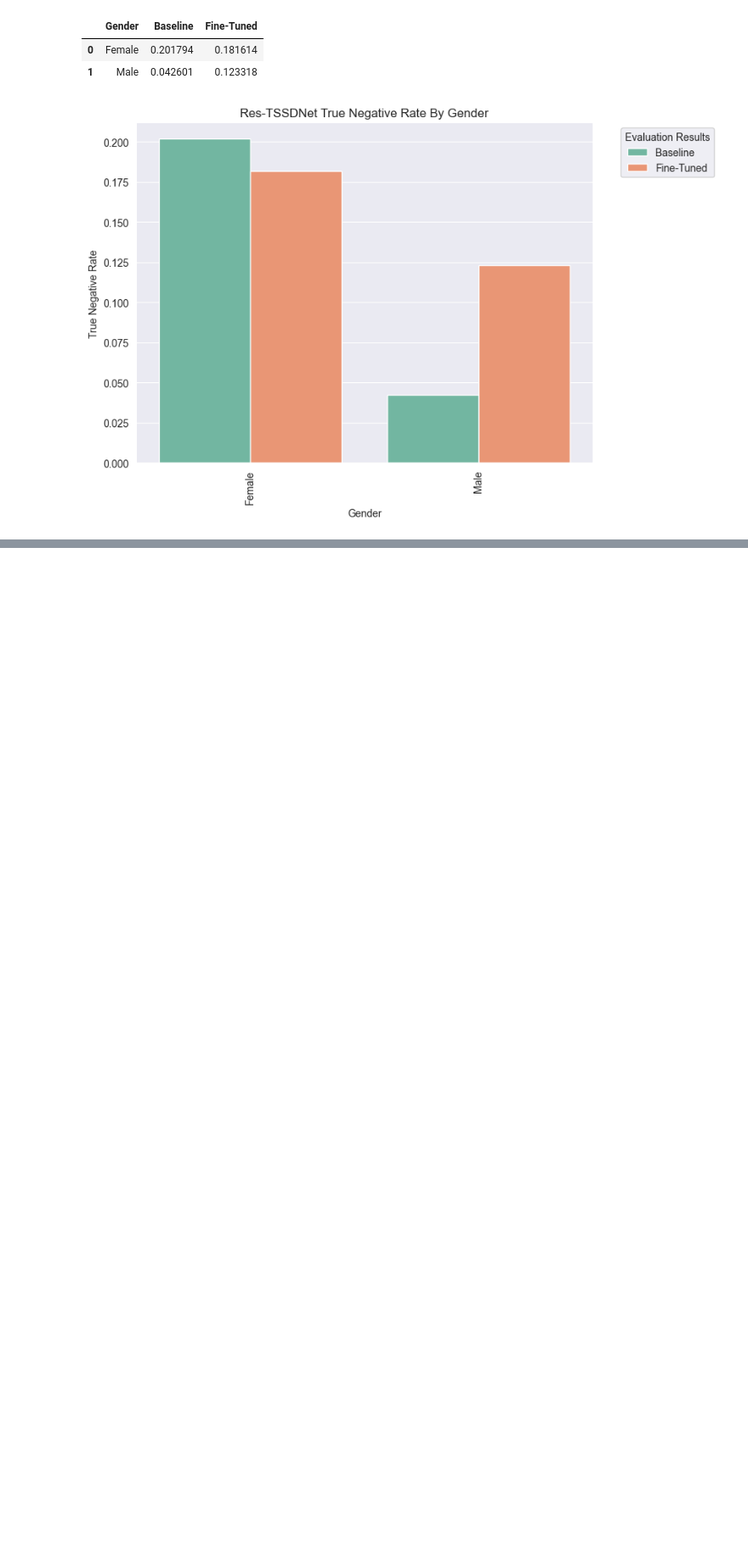
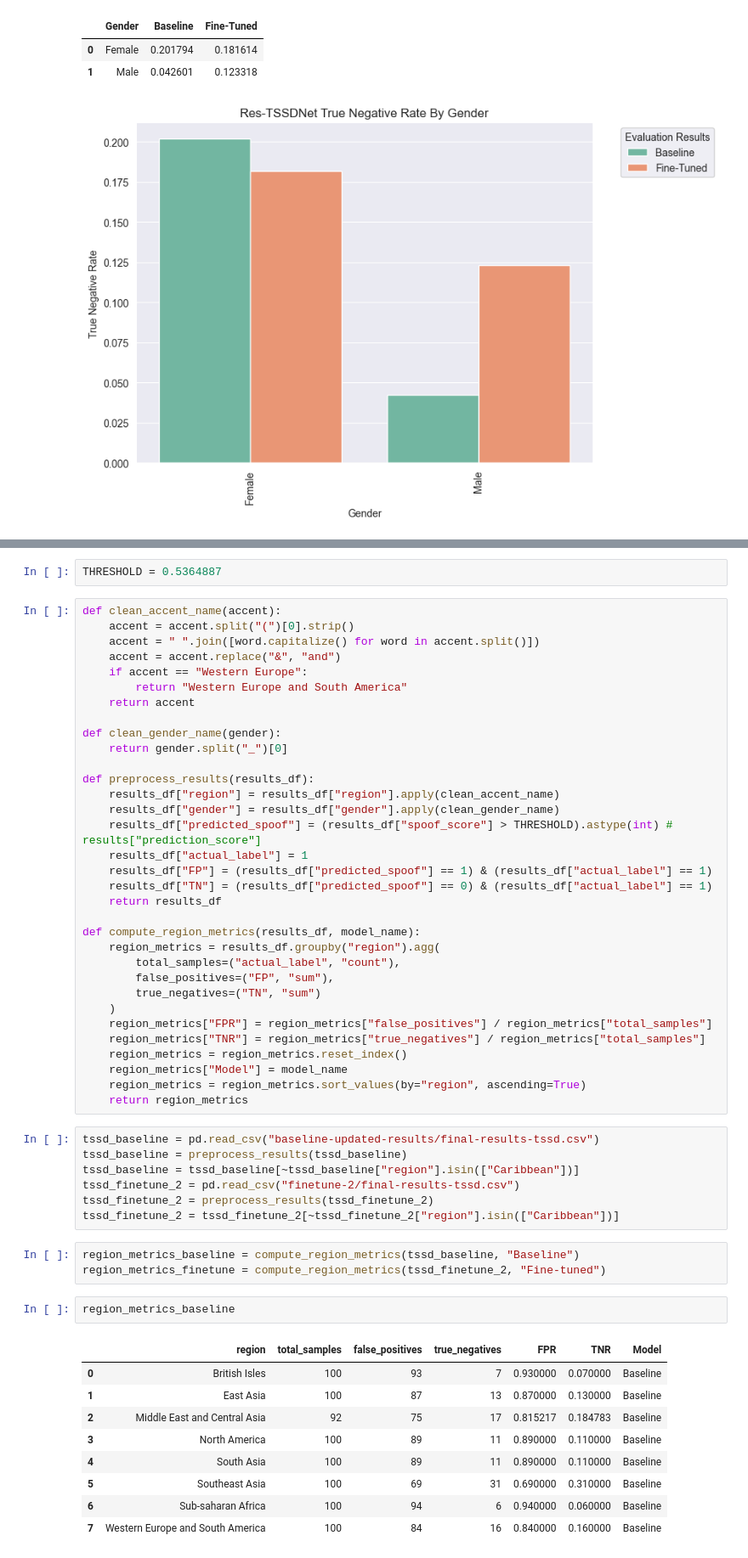
Before and after one commit to madfields17/Capstone_2025, a Jupyter notebook: tssdnet/visualize_model_results.ipynb, the cells around one changed output, grey strips where cells are left out. Shown at 85% size. Saved outputs shown, nothing was run; the diff lists cells and outputs as text; blank space fills up the shorter version.

```diff
--- a/tssdnet/finetune-1/visualize_model_results.ipynb
+++ b/tssdnet/visualize_model_results.ipynb
@@ -140,0 +172,57 @@ visualize_rates(data=gender_tnr_data,
+# %%
+THRESHOLD = 0.5364887
+# %%
+def clean_accent_name(accent):
+    accent = accent.split("(")[0].strip()
+    accent = " ".join([word.capitalize() for word in accent.split()])
+    accent = accent.replace("&", "and")
+    if accent == "Western Europe":
+        return "Western Europe and South America"
+    return accent
+
+def clean_gender_name(gender):
+    return gender.split("_")[0]
+
+def preprocess_results(results_df):
+    results_df["region"] = results_df["region"].apply(clean_accent_name)
+    results_df["gender"] = results_df["gender"].apply(clean_gender_name)
+    results_df["predicted_spoof"] = (results_df["spoof_score"] > THRESHOLD).astype(int) # results["prediction_score"]
+    results_df["actual_label"] = 1
+    results_df["FP"] = (results_df["predicted_spoof"] == 1) & (results_df["actual_label"] == 1)
+    results_df["TN"] = (results_df["predicted_spoof"] == 0) & (results_df["actual_label"] == 1)
+    return results_df
+
+def compute_region_metrics(results_df, model_name):
+    region_metrics = results_df.groupby("region").agg(
+        total_samples=("actual_label", "count"),
+        false_positives=("FP", "sum"),
+        true_negatives=("TN", "sum")
+    )
+    region_metrics["FPR"] = region_metrics["false_positives"] / region_metrics["total_samples"]
+    region_metrics["TNR"] = region_metrics["true_negatives"] / region_metrics["total_samples"]
+    region_metrics = region_metrics.reset_index()
+    region_metrics["Model"] = model_name
+    region_metrics = region_metrics.sort_values(by="region", ascending=True)
+    return region_metrics
+# %%
+tssd_baseline = pd.read_csv("baseline-updated-results/final-results-tssd.csv")
+tssd_baseline = preprocess_results(tssd_baseline)
+tssd_baseline = tssd_baseline[~tssd_baseline["region"].isin(["Caribbean"])]
+tssd_finetune_2 = pd.read_csv("finetune-2/final-results-tssd.csv")
+tssd_finetune_2 = preprocess_results(tssd_finetune_2)
+tssd_finetune_2 = tssd_finetune_2[~tssd_finetune_2["region"].isin(["Caribbean"])]
+# %%
+region_metrics_baseline = compute_region_metrics(tssd_baseline, "Baseline")
+region_metrics_finetune = compute_region_metrics(tssd_finetune_2, "Fine-tuned")
+# %%
+region_metrics_baseline
+# %% [output]
+|  | region | total_samples | false_positives | true_negatives | FPR | TNR | Model |
+| 0 | British Isles | 100 | 93 | 7 | 0.930000 | 0.070000 | Baseline |
+| 1 | East Asia | 100 | 87 | 13 | 0.870000 | 0.130000 | Baseline |
+| 2 | Middle East and Central Asia | 92 | 75 | 17 | 0.815217 | 0.184783 | Baseline |
+| 3 | North America | 100 | 89 | 11 | 0.890000 | 0.110000 | Baseline |
+| 4 | South Asia | 100 | 89 | 11 | 0.890000 | 0.110000 | Baseline |
+| 5 | Southeast Asia | 100 | 69 | 31 | 0.690000 | 0.310000 | Baseline |
+| 6 | Sub-saharan Africa | 100 | 94 | 6 | 0.940000 | 0.060000 | Baseline |
+| 7 | Western Europe and South America | 100 | 84 | 16 | 0.840000 | 0.160000 | Baseline |
```
Also changed, not shown: parts of 10 cells of this notebook, 10 other files.
